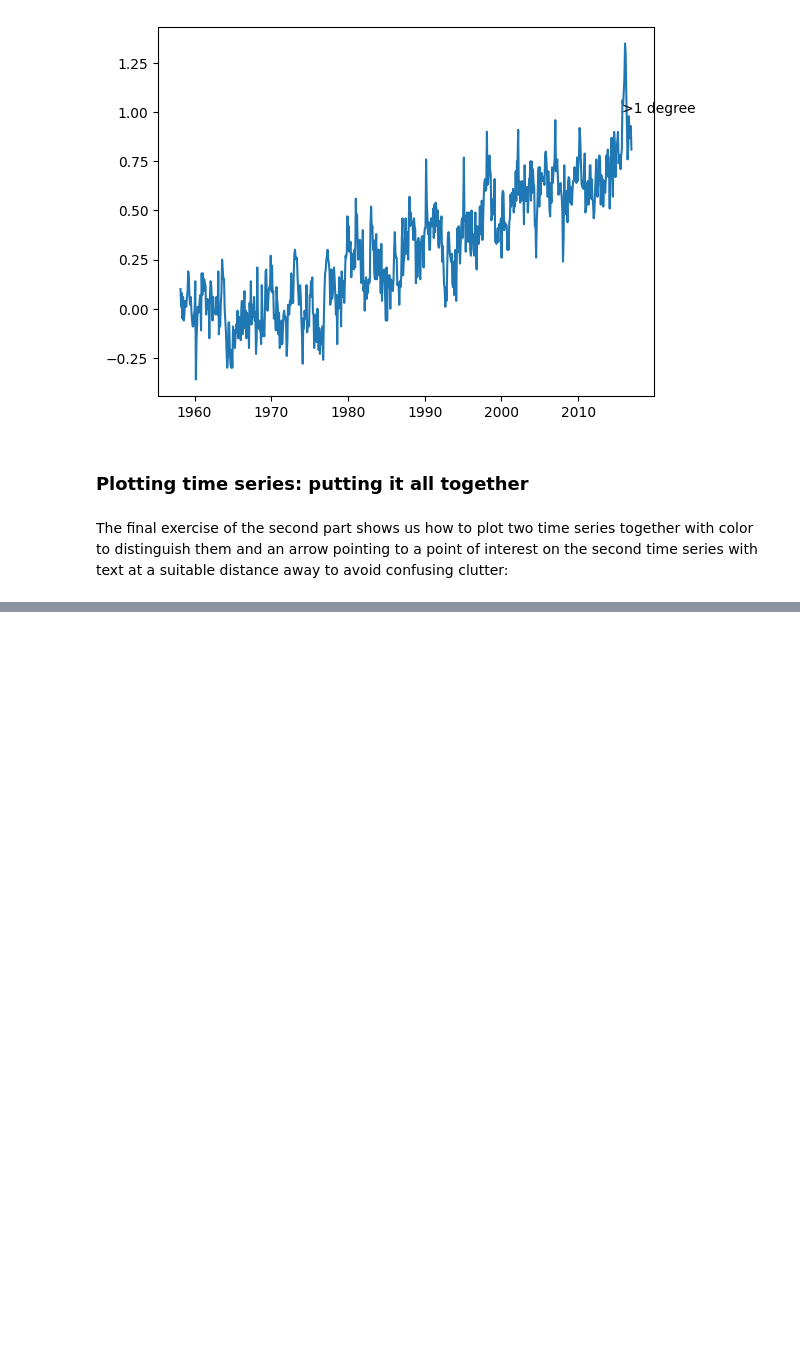
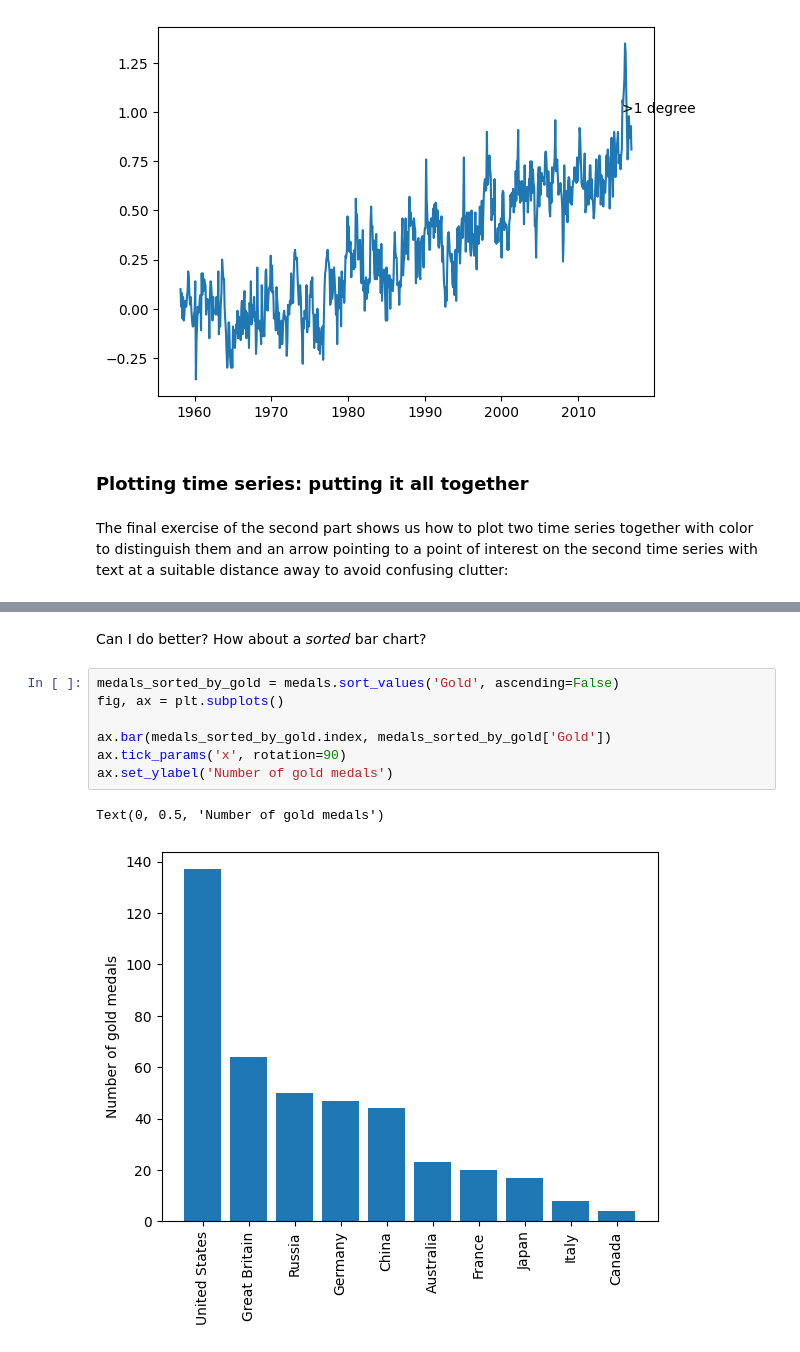
Before and after one commit to readyready15728/datacamp-python-notebooks, a Jupyter notebook: introduction_to_data_visualization_with_matplotlib/introduction_to_data_visualization_with_matplotlib.ipynb, the cells around one changed output, grey strips where cells are left out. Drawn from its saved outputs; the diff is of its cells as text; blank space fills up the shorter version.

```diff
--- a/introduction_to_data_visualization_with_matplotlib/introduction_to_data_visualization_with_matplotlib.ipynb
+++ b/introduction_to_data_visualization_with_matplotlib/introduction_to_data_visualization_with_matplotlib.ipynb
@@ -203,0 +222,12 @@ ax2.annotate(">1 degree", xy=(pd.Timestamp('2015-10-06'), 1), xytext=(pd.Timesta
+# %% [markdown]
+Can I do better? How about a *sorted* bar chart?
+# %%
+medals_sorted_by_gold = medals.sort_values('Gold', ascending=False)
+fig, ax = plt.subplots()
+
+ax.bar(medals_sorted_by_gold.index, medals_sorted_by_gold['Gold'])
+ax.tick_params('x', rotation=90)
+ax.set_ylabel('Number of gold medals')
+# %% [output]
+Text(0, 0.5, 'Number of gold medals')
+[figure, added]
```
Also changed, not shown: parts of 46 cells of this notebook.
